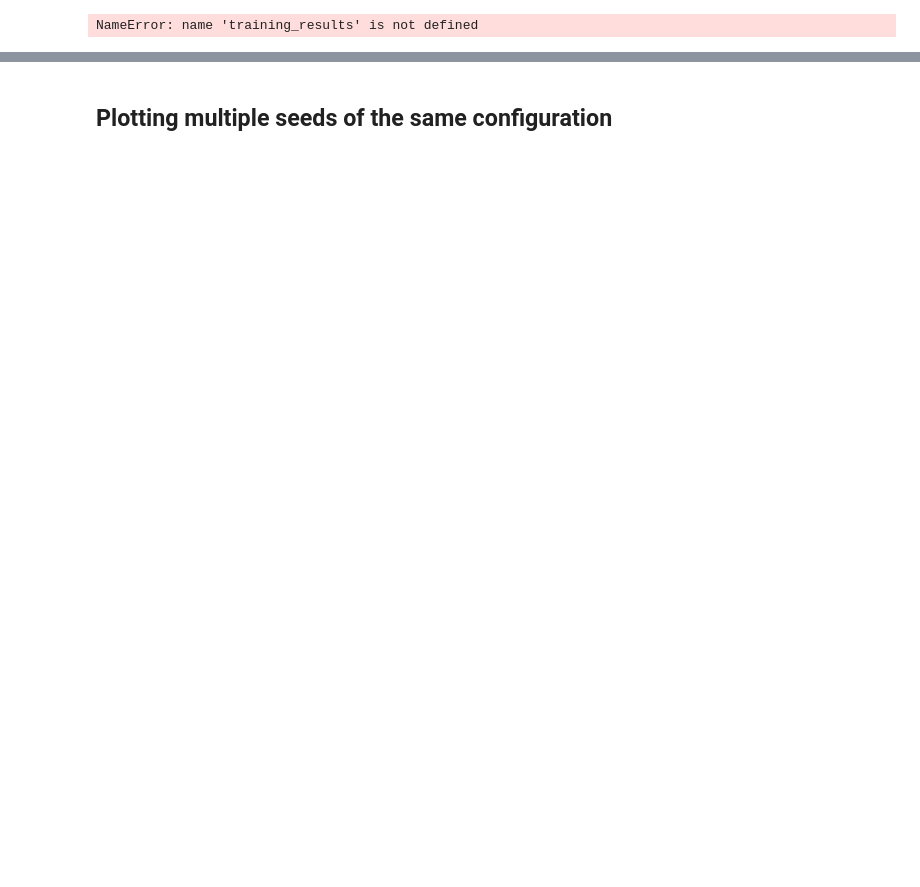
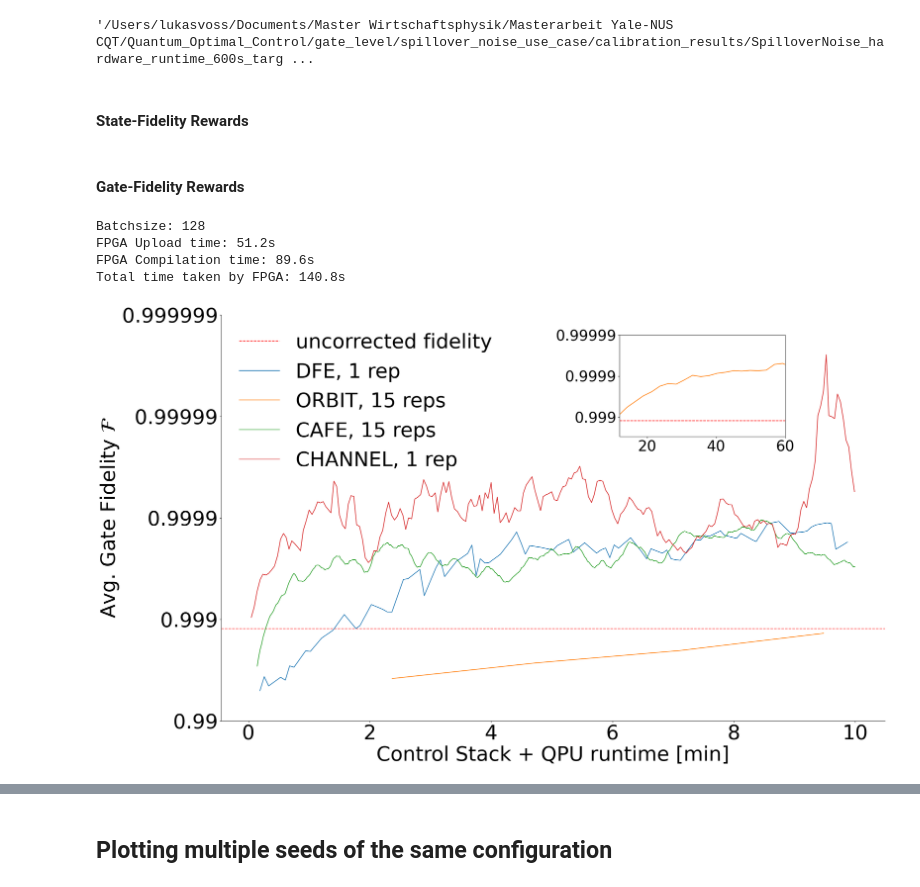
Before and after one commit to lukasvoss/Quantum_Optimal_Control, a Jupyter notebook: gate_level/spillover_noise_use_case/results_analysis.ipynb, the cells around one changed output, grey strips where cells are left out. Drawn from its saved outputs; the diff is of its cells as text; code cells hidden in the pictures; blank space fills up the shorter version.

```diff
--- a/gate_level/spillover_noise_use_case/results_analysis.ipynb
+++ b/gate_level/spillover_noise_use_case/results_analysis.ipynb
@@ -98,6 +146,8 @@ path = os.path.join(directory, filename)
 # %%
-# new_filename = f"Scratch_Calibration_updates_{updates}s_target_CX_qubits_0-1_reward_{reward_method}_nreps_{nreps}_paulis_{sampling_paulis}_shots_{n_shots}_batchsize_{bs}_seed_100_action_low_-3.14_high_3.14_timestamp_{timestamp}.pickle.gz"
-# new_path = os.path.join(directory, new_filename)
-# new_path
+new_filename = f"SpilloverNoise_hardware_runtime_{hardware_runtime}s_target_CX_qubits_0-1_reward_{reward_method}_nreps_{nreps}_paulis_{sampling_paulis}_shots_{n_shots}_batchsize_{bs}_seed_100_action_low_-0.1_high_0.1_timestamp_{timestamp}.pickle.gz"
+new_path = os.path.join(directory, new_filename)
+new_path
+# %% [output]
+'/Users/lukasvoss/Documents/Master Wirtschaftsphysik/Masterarbeit Yale-NUS CQT/Quantum_Optimal_Control/gate_level/spillover_noise_use_case/calibration_results/SpilloverNoise_hardware_runtime_600s_targ ...
 # %%
 # save_to_pickle(training_results, new_path)
@@ -127,7 +194,7 @@ def moving_average(data, window_size):
 
 def get_uncorrected_fid(gate_q_env_config, circuit_context, phi_gamma_tuple):
     q_env = SpilloverNoiseQuantumEnvironment(gate_q_env_config, circuit_context, phi_gamma_tuple)
-    return q_env.get_baseline_fid_from_phi_gamma()
+    return q_env.get_baseline_fid_from_phi_gamma(params=np.zeros(7))
 
 def add_control_stack_time(hardware_runtime, batchsize, reward_method):
     if reward_method == 'ORBIT': # account for having to upload all instructions to the control stack for each policy update
@@ -149,21 +216,21 @@ def plot_fidelity_results(training_results, max_runtime, window_size, uncorrecte
     hardware_runtime = np.cumsum(hardware_runtime) / 60  # Convert to minutes
 
     # Plot the best seed with distinct color and solid line
-    plot_label = f'{reward_method}, {n_reps} rep'
-    plot_label += 's' if n_reps > 1 else ''
-
+    plot_label = f'{reward_method}, {n_reps} rep' + ('s' if n_reps > 1 else '')
     if window_size > 1:
         training_results['fidelity_history'] = moving_average(training_results['fidelity_history'], window_size)
         hardware_runtime = hardware_runtime[window_size - 1:]
     runtime_mask = hardware_runtime <= max_runtime
+
+
     ax.plot(hardware_runtime[runtime_mask], transform_scale(training_results["fidelity_history"])[runtime_mask], label=plot_label) #, color='red')
 
     if inset_ax:
         # Inset Axis
-        inset_ax.plot(hardware_runtime, transform_scale(training_results["fidelity_history"]))
+        inset_ax.plot(hardware_runtime, transform_scale(training_results['fidelity_history']))
         inset_ax.axhline(y=transform_scale(uncorrected_fidelity), color='r', linestyle='--')
 
-def axis_formatting(ax, fontsize, inset_ax = None, x_min = None, x_max = None, y_min = None, y_max = None):
+def axis_formatting(ax, fontsize, inset_ax = None, x_min = None, x_max = None, y_min = None, y_max = None, y_ticks = [0.99, 0.999, 0.9999, 0.99999, 0.999999], legend_ncols = 1):
     # Deactivate the top and right spines
     ax.spines['top'].set_visible(False)
     ax.spines['right'].set_visible(False)
@@ -185,15 +252,15 @@ def axis_formatting(ax, fontsize, inset_ax = None, x_min = None, x_max = None, y
 
     ax.set_ylabel('Fidelity $\\mathcal{F}$', fontsize=fontsize)
     # Customize the ticks
-    y_ticks = [0.99, 0.999, 0.9999, 0.99999, 0.999999]  # Manually specifying the ticks
+    # y_ticks = [0.99, 0.999, 0.9999, 0.99999, 0.999999]  # Manually specifying the ticks
     ax.set_yticks(transform_scale(y_ticks))
     ax.set_yticklabels(y_ticks)
-    ax.set_yticklabels([0.99, 0.999, 0.9999, 0.99999, 0.999999])
+    ax.set_yticklabels(y_ticks)
 
     # Transform the y-axis data
-    ax.set_ylim(transform_scale(0.99), transform_scale(0.999999))
+    ax.set_ylim(transform_scale(min(y_ticks)), transform_scale(max(y_ticks)))
 
-    ax.legend(frameon=False, fontsize=fontsize, loc='upper left')
+    ax.legend(frameon=False, fontsize=fontsize, loc='upper left', ncol=legend_ncols)
     ax.tick_params(axis='both', which='minor', labelsize=fontsize)
     ax.tick_params(axis='both', which='major', labelsize=fontsize)
 
@@ -205,3 +272,5 @@ def axis_formatting(ax, fontsize, inset_ax = None, x_min = None, x_max = None, y
         inset_ax.set_ylim(transform_scale(0.997), transform_scale(0.99999))
         inset_ax.tick_params(axis='both', which='minor', labelsize=32)
         inset_ax.tick_params(axis='both', which='major', labelsize=32)
+# %% [markdown]
+#### State-Fidelity Rewards
@@ -207,0 +281,9 @@ def axis_formatting(ax, fontsize, inset_ax = None, x_min = None, x_max = None, y
+# %% [markdown]
+#### Gate-Fidelity Rewards
+# %%
+state = load_from_pickle('/Users/lukasvoss/Documents/Master Wirtschaftsphysik/Masterarbeit Yale-NUS CQT/Quantum_Optimal_Control/gate_level/spillover_noise_use_case/calibration_results/SpilloverNoise_hardware_runtime_600s_target_CX_qubits_0-1_reward_STATE_nreps_1_paulis_250_shots_843_batchsize_32_seed_100_action_low_-0.1_high_0.1_timestamp_03-08-2024_15-45-31.pickle.gz')
+cafe = load_from_pickle('/Users/lukasvoss/Documents/Master Wirtschaftsphysik/Masterarbeit Yale-NUS CQT/Quantum_Optimal_Control/gate_level/spillover_noise_use_case/calibration_results/SpilloverNoise_hardware_runtime_600s_target_CX_qubits_0-1_reward_CAFE_nreps_15_paulis_16_shots_300_batchsize_128_seed_100_action_low_-0.1_high_0.1_timestamp_03-08-2024_18-58-32.pickle.gz')
+orbit = load_from_pickle('/Users/lukasvoss/Documents/Master Wirtschaftsphysik/Masterarbeit Yale-NUS CQT/Quantum_Optimal_Control/gate_level/spillover_noise_use_case/calibration_results/SpilloverNoise_hardware_runtime_600s_target_CX_qubits_0-1_reward_ORBIT_nreps_15_paulis_16_shots_300_batchsize_128_seed_100_action_low_-0.1_high_0.1_timestamp_03-08-2024_20-59-48.pickle.gz')
+channel = load_from_pickle('/Users/lukasvoss/Documents/Master Wirtschaftsphysik/Masterarbeit Yale-NUS CQT/Quantum_Optimal_Control/gate_level/spillover_noise_use_case/calibration_results/SpilloverNoise_phi-1.0pi_gamma-0.025_runtime_600s_target_CX_qubits_0-1_reward_CHANNEL_inputs_states_all_nreps_1_paulis_100_shots_300_batchsize_64_seed_100_action_low_-0.1_high_0.1_timestamp_15-08-2024_16-08-22.pickle.gz')
+
+# orbit = load_from_pickle('/Users/lukasvoss/Documents/Master Wirtschaftsphysik/Masterarbeit Yale-NUS CQT/Quantum_Optimal_Control/gate_level/spillover_noise_use_case/calibration_results/runtime_600s_target_CX_qubits_0-1_reward_ORBIT_reps_15_paulis_16_shots_300_batchsize_128_seed_100_action_low_-0.1_high_0.1_input_states_choice_1_timestamp_01-08-2024_17-39-10.pickle.gz')
@@ -208,32 +294,32 @@ def axis_formatting(ax, fontsize, inset_ax = None, x_min = None, x_max = None, y
 # %%
-state = load_from_pickle('/Users/lukasvoss/Documents/Master Wirtschaftsphysik/Masterarbeit Yale-NUS CQT/Quantum_Optimal_Control/gate_level/spillover_noise_use_case/calibration_results/runtime_600s_target_CX_qubits_0-1_reward_STATE_reps_1_paulis_250_shots_843_batchsize_32_seed_100_action_low_-0.1_high_0.1_timestamp_18-07-2024_21-39-25.pickle.gz')
-cafe = load_from_pickle('/Users/lukasvoss/Documents/Master Wirtschaftsphysik/Masterarbeit Yale-NUS CQT/Quantum_Optimal_Control/gate_level/spillover_noise_use_case/calibration_results/SpilloverNoise_phi-1.0pi_gamma-0.025_runtime_600s_target_CX_qubits_0-1_reward_CAFE_nreps_15_paulis_200_shots_300_batchsize_128_seed_100_action_low_-0.1_high_0.1_timestamp_18-07-2024_15-20-42.pickle.gz')
-orbit = load_from_pickle('/Users/lukasvoss/Documents/Master Wirtschaftsphysik/Masterarbeit Yale-NUS CQT/Quantum_Optimal_Control/gate_level/spillover_noise_use_case/calibration_results/SpilloverNoise_phi-1.0pi_gamma-0.025_runtime_600s_target_CX_qubits_0-1_reward_ORBIT_nreps_15_paulis_200_shots_300_batchsize_128_seed_100_action_low_-0.1_high_0.1_timestamp_18-07-2024_16-06-53.pickle.gz')
-
-phi_gamma_tuple = (np.pi, 0.025)
-save_fig_file_name = '/Users/lukasvoss/Documents/Master Wirtschaftsphysik/Masterarbeit Yale-NUS CQT/Quantum_Optimal_Control/gate_level/spillover_noise_use_case/00_plots/'
-save_fig_file_name += "SpilloverNoise_phi-1.0pi_gamma-0.025_runtime_600s_target_CX_qubits_0-1_STATE_ORBIT_CAFE_comparison_with_control_stack_time_inset_axis.pdf"
-
-reward_results = [state, orbit, cafe]
+reward_results = [state, orbit, cafe, channel]
 
 fig, ax = plt.subplots(figsize=(26, 16))
 uncorrected_fidelity = get_uncorrected_fid(gate_q_env_config, circuit_context, phi_gamma_tuple)
 plt.axhline(y=transform_scale(uncorrected_fidelity), color='r', linestyle='--', label='uncorrected fidelity')
 
-smoothing_window = [1, 1, 6]
-max_runtime = 11
+smoothing_window = [1, 1, 6, 1]
+max_runtime = 10
 fontsize = 44
 # Miniplot for x > max_runtime
 inset_ax = ax.inset_axes(
-   [0.65, 0.7, 0.25, 0.25],  # [x, y, width, height] w.r.t. axes
+   [0.6, 0.7, 0.25, 0.25],  # [x, y, width, height] w.r.t. axes
     ylim=transform_scale([0.999, 0.9995]), # sets viewport & tells relation to main axes
 )
 
 for window_size, training_results in zip(smoothing_window, reward_results):
     plot_fidelity_results(training_results, max_runtime, window_size, uncorrected_fidelity, ax, inset_ax)
 
 axis_formatting(ax=ax, fontsize=fontsize, inset_ax=inset_ax)
+inset_ax.set_xlim(12, 60)
+ax.set_ylabel('Avg. Gate Fidelity $\\mathcal{F}$', fontsize=fontsize)
 # plt.savefig(save_fig_file_name, format="pdf", bbox_inches="tight")
+# %% [output]
+Batchsize: 128
+FPGA Upload time: 51.2s
+FPGA Compilation time: 89.6s
+Total time taken by FPGA: 140.8s
+[figure, added]
 # %%
 save_fig_file_name = '/Users/lukasvoss/Documents/Master Wirtschaftsphysik/Masterarbeit Yale-NUS CQT/Quantum_Optimal_Control/gate_level/spillover_noise_use_case/00_plots/'
 save_fig_file_name += "SpilloverNoise_phi-1.0pi_gamma-0.025_runtime_600s_target_CX_qubits_0-1_STATE_ORBIT_CAFE_learning_progress_ppo_updates.pdf"
@@ -246,4 +333,0 @@ cafe8 = load_from_pickle('/Users/lukasvoss/Documents/Master Wirtschaftsphysik/Ma
-# %%
-transform_scale(training_results["fidelity_history"]).shape
-# %% [output]
-NameError: name 'training_results' is not defined
```
Also changed, not shown: parts of 21 cells of this notebook, 10 other files.
